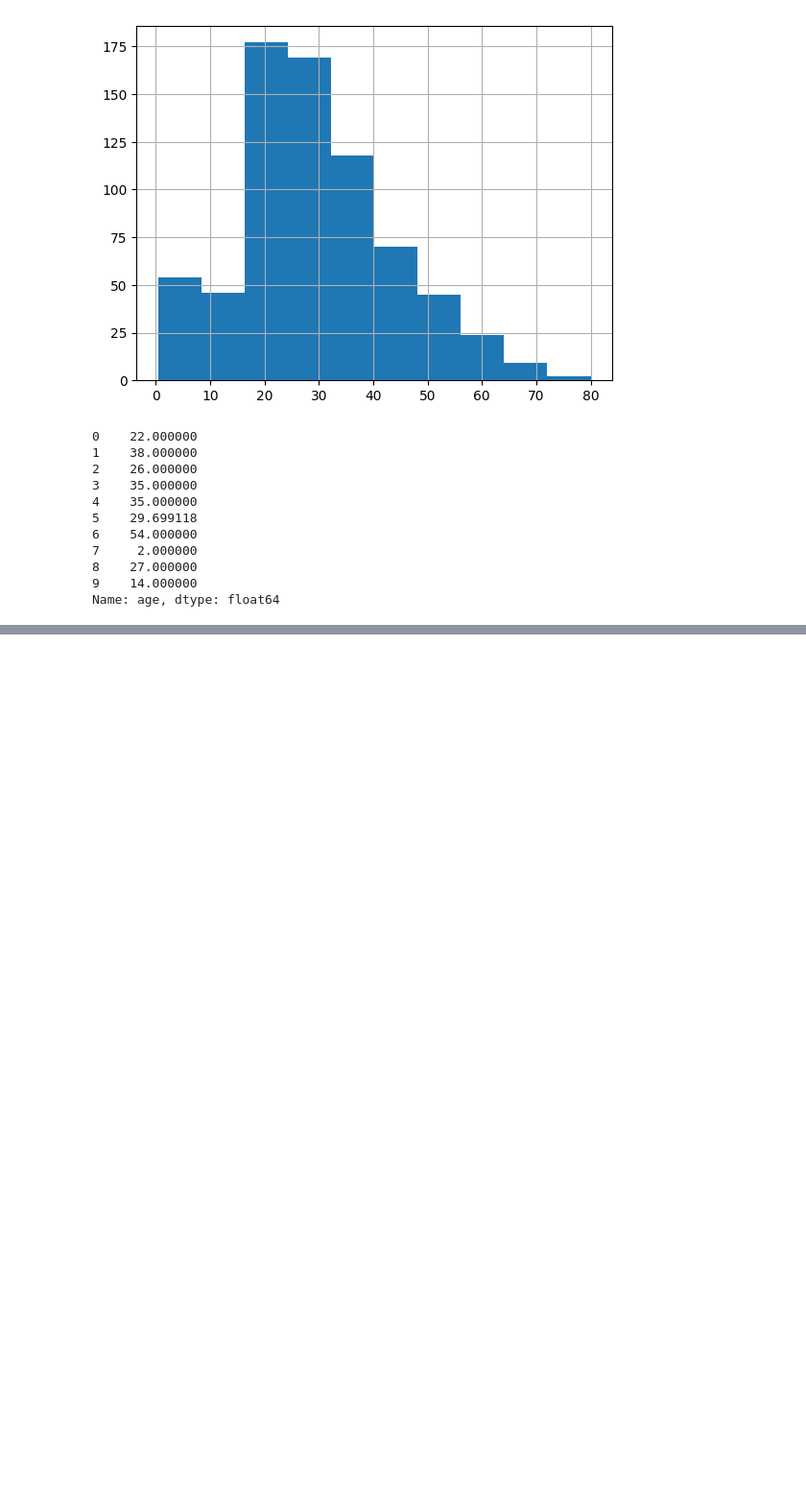
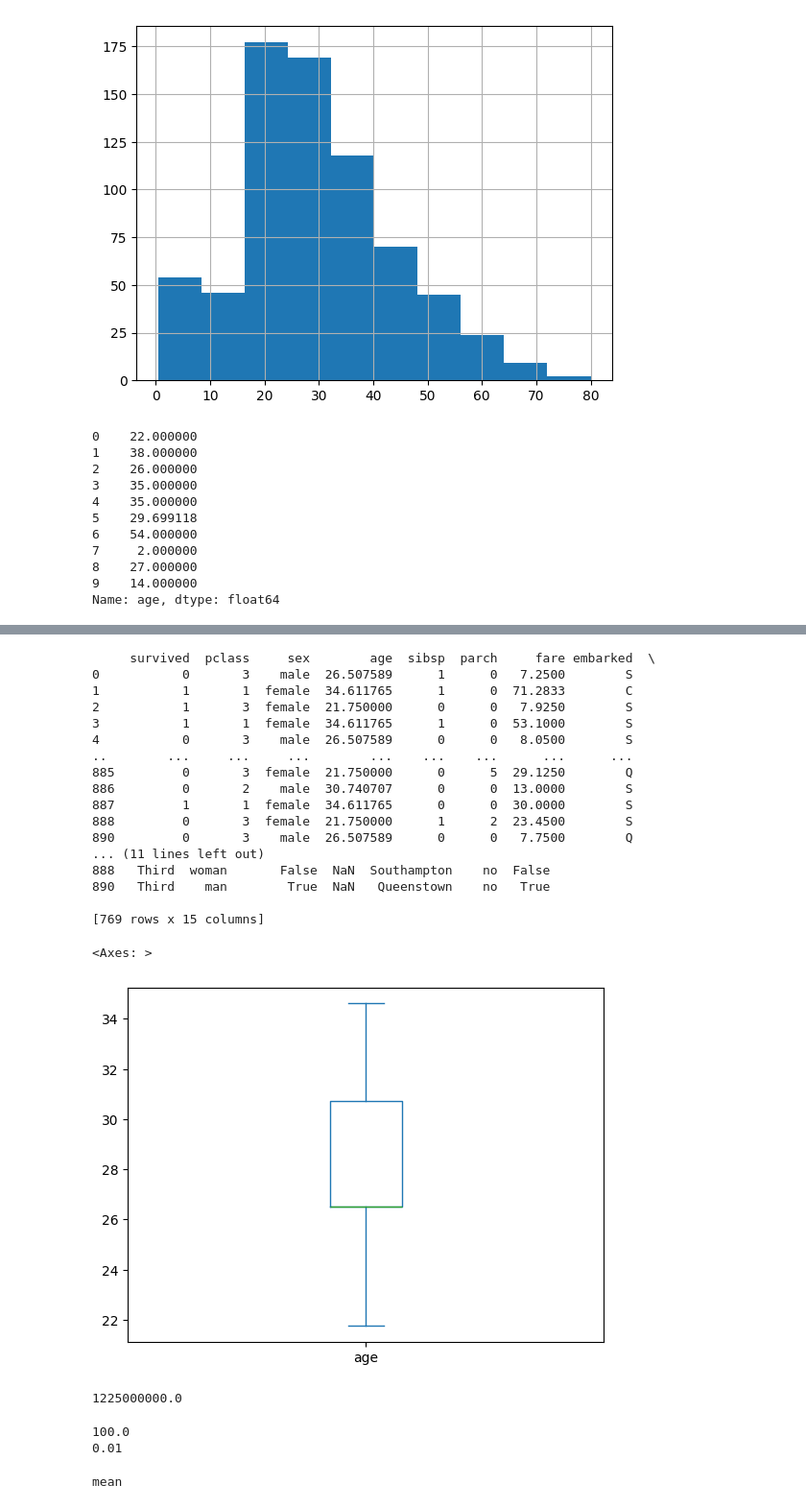
Before and after one commit to sallydeveloperr/pandas-data-analysis, a Jupyter notebook: part5/5.3_replace_nan.ipynb, the cells around one changed output, grey strips where cells are left out. Shown at 96% size. Drawn from its saved outputs; the diff is of its cells as text; code cells hidden in the pictures; blank space fills up the shorter version.

```diff
--- a/part5/5.3_replace_nan.ipynb
+++ b/part5/5.3_replace_nan.ipynb
@@ -63,0 +77,29 @@ df['age'] = df.groupby(['pclass','sex'])['age'].transform('mean')
+# %%
+q1 = df['age'].quantile(0.25)
+q3 = df['age'].quantile(0.75)
+iqr  = q3 - q1
+lower = q1 - iqr*1.5
+upper = q3 + iqr*1.5
+outlier_mask = (df['age'] >= lower) & (df['age'] <= upper)
+print(df[outlier_mask])
+df[outlier_mask]['age'].plot(kind='box')
+# %% [output]
+     survived  pclass     sex        age  sibsp  parch     fare embarked  \
+0           0       3    male  26.507589      1      0   7.2500        S
+1           1       1  female  34.611765      1      0  71.2833        C
+2           1       3  female  21.750000      0      0   7.9250        S
+3           1       1  female  34.611765      1      0  53.1000        S
+4           0       3    male  26.507589      0      0   8.0500        S
+..        ...     ...     ...        ...    ...    ...      ...      ...
+885         0       3  female  21.750000      0      5  29.1250        Q
+886         0       2    male  30.740707      0      0  13.0000        S
+887         1       1  female  34.611765      0      0  30.0000        S
+888         0       3  female  21.750000      1      2  23.4500        S
+890         0       3    male  26.507589      0      0   7.7500        Q
+... (11 lines left out)
+888   Third  woman       False  NaN  Southampton    no  False
+890   Third    man        True  NaN   Queenstown    no   True
+
+[769 rows x 15 columns]
+<Axes: >
+[figure, added]
@@ -63,0 +136,33 @@ df['age'] = df.groupby(['pclass','sex'])['age'].transform('mean')
+# %%
+12.25 * 1e8
+# %% [output]
+1225000000.0
+# %%
+print(1e2)
+print(1e-2)
+# %% [output]
+100.0
+0.01
+# %%
+import seaborn as sns
+titanic = sns.load_dataset('titanic')
+titanic = titanic.dropna(subset=['age'])
+mean = titanic['age'].mean()
+median = titanic['age'].median()
+# 상대적인 차이
+rel_diff = abs(mean - median) / abs(median) + 1e-8
+# 이상치 비율 계산 : 이상치 갯수 / 전체 데이터 갯수
+# q1 - 1.5iqr ~ q3 + 1.5iqr
+q1 = titanic['age'].quantile(0.25)
+q3 = titanic['age'].quantile(0.75)
+iqr = q3 - q1
+lower = q1 - 1.5*iqr
+upper = q3 + 1.5*iqr
+outlier_frac = ((titanic['age'] < lower) | (titanic['age'] > upper)).mean()
+delta, setha = 0.08, 0.02
+if rel_diff < delta and outlier_frac < setha:
+    print('mean')
+else:
+    print('median')
+# %% [output]
+mean
```
Also changed, not shown: parts of 2 cells of this notebook.
